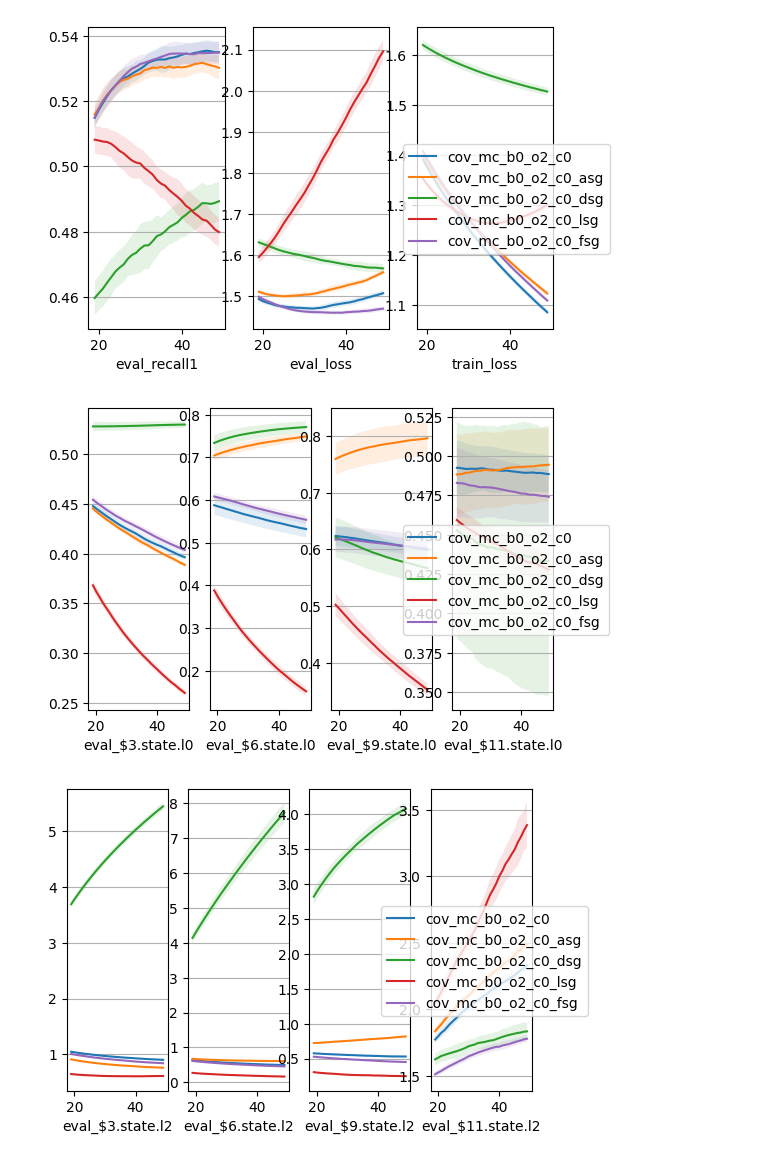
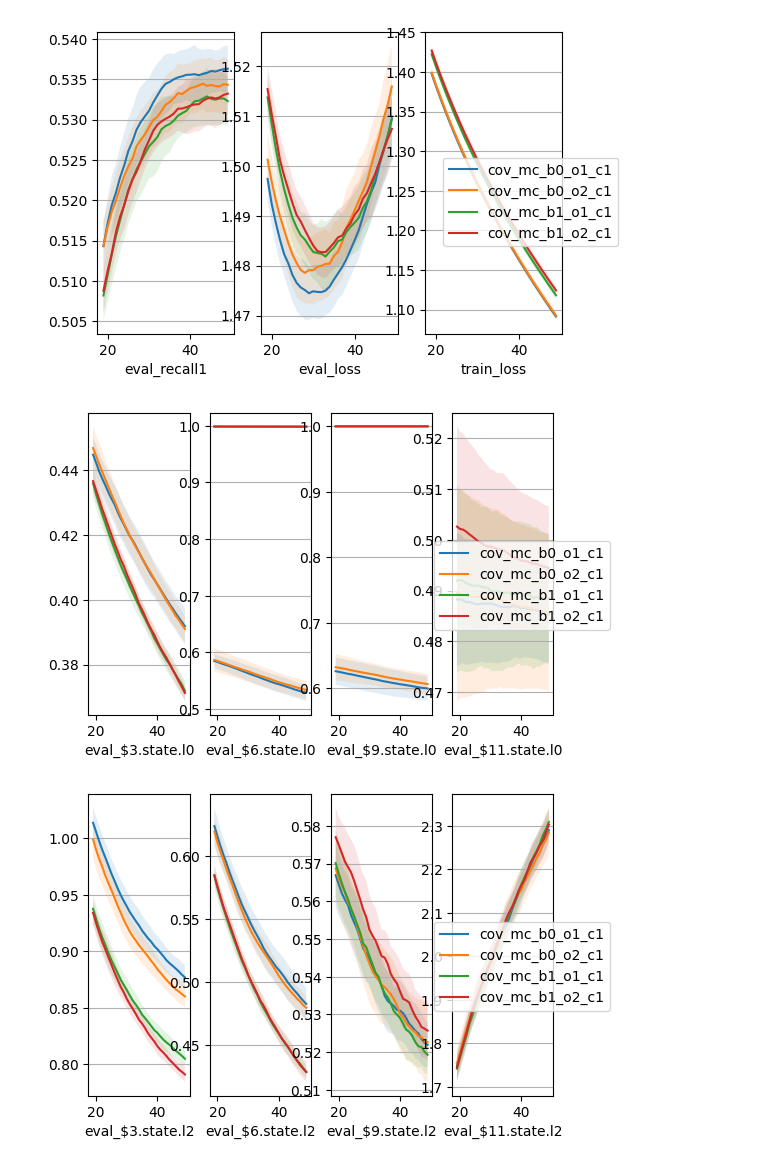
Before and after one commit to yingchenlin/kiln, a Jupyter notebook: dist.ipynb, the cells around one changed output. Cells and saved outputs as stored; diff of their text form; code cells hidden in the pictures.

```diff
--- a/dist.ipynb
+++ b/dist.ipynb
@@ -60,8 +60,8 @@ def read_weight(state, i, flip):
     return w.mean(0), w.T @ w
 # %%
 #group, tags = "schemes", [f"{s}_{l}" for s in ("none", "base", "mean", "cov-mc", "cov-quad", "lin-apx") for l in ("all",)]
-#group, tags = "cov", [f"cov_{l}_b{b}_o{o}_c{i}" for l in ("mc",) for b in (0, 1) for o in (2,) for i in (0, 1)]
-group, tags = "cov", [f"cov_mc_b0_o2_c0{s}" for s in ("", "_asg", "_dsg", "_lsg", "_fsg")]
+group, tags = "cov", [f"cov_{l}_b{b}_o{o}_c{c}" for l in ("mc",) for b in (0, 1) for o in (1, 2) for c in (1,)]
+#group, tags = "cov", [f"cov_mc_b0_o2_c0{s}" for s in ("", "_asg", "_dsg", "_lsg", "_fsg")]
 #group, tags = "lin-apx", ("lin-apx_0", "lin-apx_0.5", "lin-apx_1.0", "lin-apx_1.5")
 #group, tags = "l2s", ("l2s_0", "l2s_1e-4", "l2s_5e-5", "l2s_2e-5", "l2s_1e-5", "l2s_5e-6")
 #group, tags = "l2w", ("l2w_0", "l2w_5e-2", "l2w_2e-2", "l2w_1e-2", "l2w_5e-3", "l2w_2e-3")
@@ -86,33 +86,34 @@ layers = [f"layer {i+1}" for i in range(3)]
 # %%
 def rowplots(df, labels, rolling=5, start=20, stop=50, sharex=True, sharey=False):
     fig, axes = plt.subplots(
         1, len(labels),
         sharex=sharex, sharey=sharey,
         facecolor="w", dpi=100)
     if len(labels) == 1:
         axes = [axes]
     df = df[(df.index >= start-rolling)&(df.index < stop)]
     df_mean = df.groupby(["tag", "epoch"], sort=False).mean().reset_index().set_index("epoch").groupby("tag", sort=False)
-    df_std = df.groupby(["tag", "epoch"], sort=False).std().reset_index().set_index("epoch").groupby("tag", sort=False)
+    df_var = df.groupby(["tag", "epoch"], sort=False).var().reset_index().set_index("epoch").groupby("tag", sort=False)
     for ax, label in zip(axes, labels):
         ax.set_xlabel(label)
         ax.grid(axis="y")
-        for (tag, mean), (_, std) in zip(df_mean[label], df_std[label]):
+        for (tag, mean), (_, var) in zip(df_mean[label], df_var[label]):
             if rolling > 0:
                 mean = mean.rolling(rolling).mean()
-                std = std.rolling(rolling).mean()
+                var = var.rolling(rolling).mean()
+            std = np.sqrt(var)
             ax.plot(mean, label=tag)
             ax.fill_between(mean.index, mean-std, mean+std, alpha=0.125)
     fig.legend(*axes[0].get_legend_handles_labels(), "right")
 
 df = read_df(group, tags, samples)
 rowplots(df, ["eval_recall1", "eval_loss", "train_loss"])
 rowplots(df, [f"eval_${i}.state.l0" for i in (3, 6, 9, 11)])
 rowplots(df, [f"eval_${i}.state.l2" for i in (3, 6, 9, 11)])
 rowplots(df, [f"eval_${i}.weight.l2" for i in (1, 4, 7, 10)])
 rowplots(df, [f"eval_${i}.bias.l2" for i in (1, 4, 7, 10)])
 None
 # %% [output]
-[figure, old version]
+[figure, new version]
-[figure, old version]
+[figure, new version]
-[figure, old version]
+[figure, new version]
```
Also changed, not shown: parts of 2 cells of this notebook, 1 other file.
